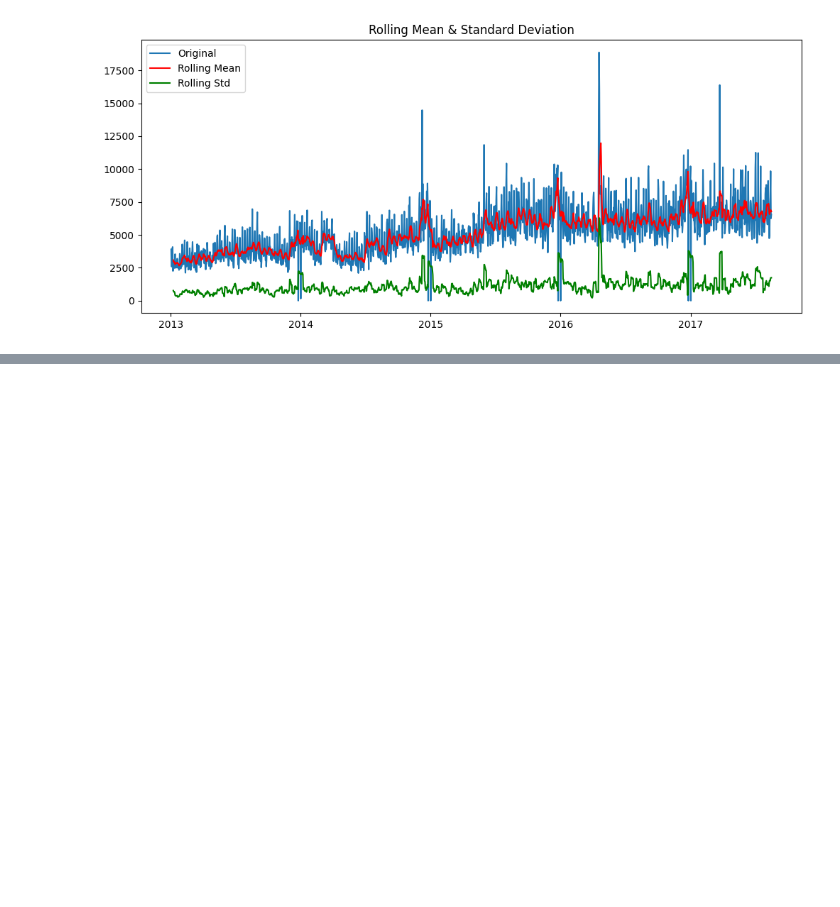
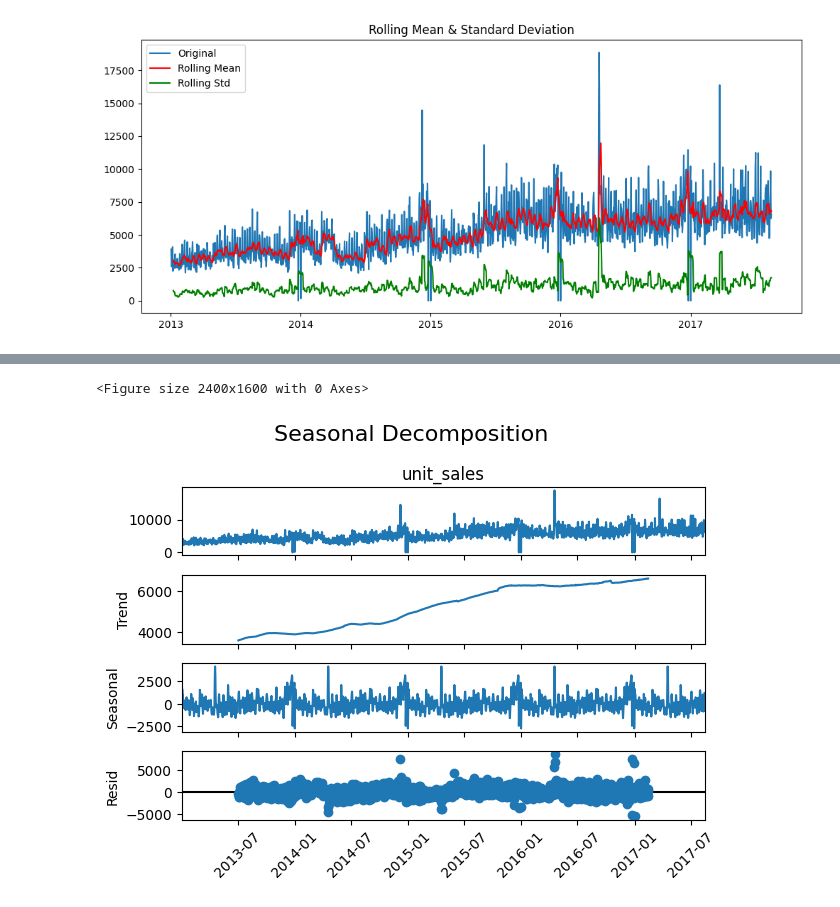
Before and after one commit to JericCantos/RetailDemandAnalysis, a Jupyter notebook: notebooks/data_prep.ipynb, the cells around one changed output, grey strips where cells are left out. Saved outputs shown, nothing was run; the diff lists cells and outputs as text; code cells hidden in the pictures; blank space fills up the shorter version.

```diff
--- a/notebooks/data_prep.ipynb
+++ b/notebooks/data_prep.ipynb
@@ -1091,0 +1153,16 @@ plt.show()
+# %%
+from statsmodels.tsa.seasonal import seasonal_decompose
+
+# Seasonal decomposition
+decomposition = seasonal_decompose(sales_by_date, period=365)
+
+# Plot seasonal decomposition
+plt.figure(figsize=(24, 16))
+decomposition.plot()
+plt.suptitle("Seasonal Decomposition", fontsize=16)
+plt.xticks(rotation=45)
+plt.tight_layout()
+plt.show()
+# %% [output]
+<Figure size 2400x1600 with 0 Axes>
+[figure, added]
```
Also changed, not shown: parts of 20 cells of this notebook.
